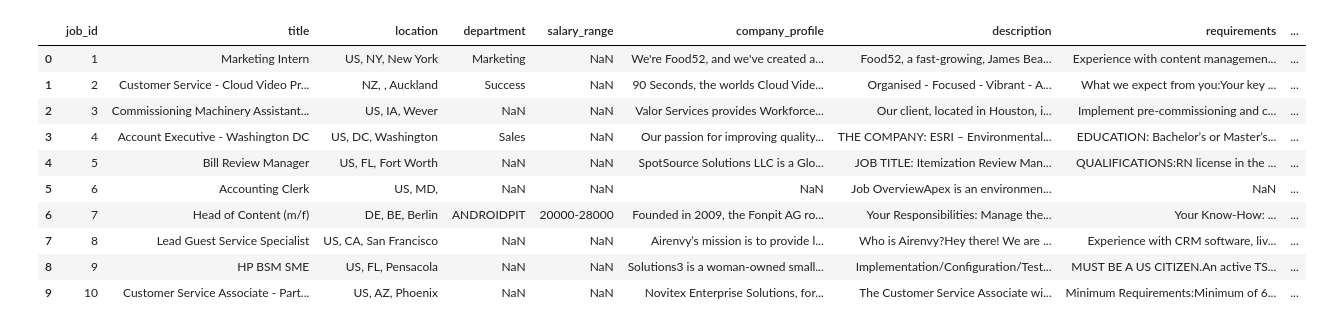
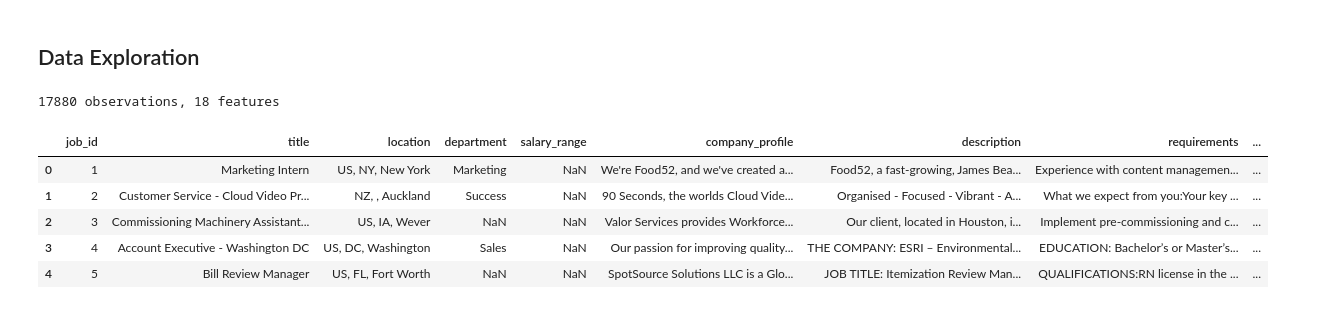
Before and after one commit to bhusserl-davis/ECS171-Group1-Project, a Jupyter notebook: project.ipynb, the cells around one changed output. Saved outputs shown, nothing was run; the diff lists cells and outputs as text; code cells hidden in the pictures.

```diff
--- a/project.ipynb
+++ b/project.ipynb
@@ -3,15 +20,15 @@ import pandas as pd
+# %% [markdown]
+## Data Exploration
 # %%
+# Import Data
 df = pd.read_csv("./fake_job_postings.csv")
-display(df.head(10))
+print(f'{df.shape[0]} observations, {df.shape[1]} features')
+display(df.head(5))
 # %% [output]
+17880 observations, 18 features
 |  | job_id | title | location | department | salary_range | company_profile | description | requirements | ... |
 | 0 | 1 | Marketing Intern | US, NY, New York | Marketing | NaN | We're Food52, and we've created a... | Food52, a fast-growing, James Bea... | Experience with content managemen... | ... |
 | 1 | 2 | Customer Service - Cloud Video Pr... | NZ, , Auckland | Success | NaN | 90 Seconds, the worlds Cloud Vide... | Organised - Focused - Vibrant - A... | What we expect from you:Your key ... | ... |
 | 2 | 3 | Commissioning Machinery Assistant... | US, IA, Wever | NaN | NaN | Valor Services provides Workforce... | Our client, located in Houston, i... | Implement pre-commissioning and c... | ... |
 | 3 | 4 | Account Executive - Washington DC | US, DC, Washington | Sales | NaN | Our passion for improving quality... | THE COMPANY: ESRI – Environmental... | EDUCATION: Bachelor’s or Master’s... | ... |
 | 4 | 5 | Bill Review Manager | US, FL, Fort Worth | NaN | NaN | SpotSource Solutions LLC is a Glo... | JOB TITLE: Itemization Review Man... | QUALIFICATIONS:RN license in the ... | ... |
-| 5 | 6 | Accounting Clerk | US, MD, | NaN | NaN | NaN | Job OverviewApex is an environmen... | NaN | ... |
-| 6 | 7 | Head of Content (m/f) | DE, BE, Berlin | ANDROIDPIT | 20000-28000 | Founded in 2009, the Fonpit AG ro... | Your Responsibilities: Manage the... | Your Know-How: ... | ... |
-| 7 | 8 | Lead Guest Service Specialist | US, CA, San Francisco | NaN | NaN | Airenvy’s mission is to provide l... | Who is Airenvy?Hey there! We are ... | Experience with CRM software, liv... | ... |
-| 8 | 9 | HP BSM SME | US, FL, Pensacola | NaN | NaN | Solutions3 is a woman-owned small... | Implementation/Configuration/Test... | MUST BE A US CITIZEN.An active TS... | ... |
-| 9 | 10 | Customer Service Associate - Part... | US, AZ, Phoenix | NaN | NaN | Novitex Enterprise Solutions, for... | The Customer Service Associate wi... | Minimum Requirements:Minimum of 6... | ... |
```
Also changed, not shown: parts of 11 cells of this notebook.
